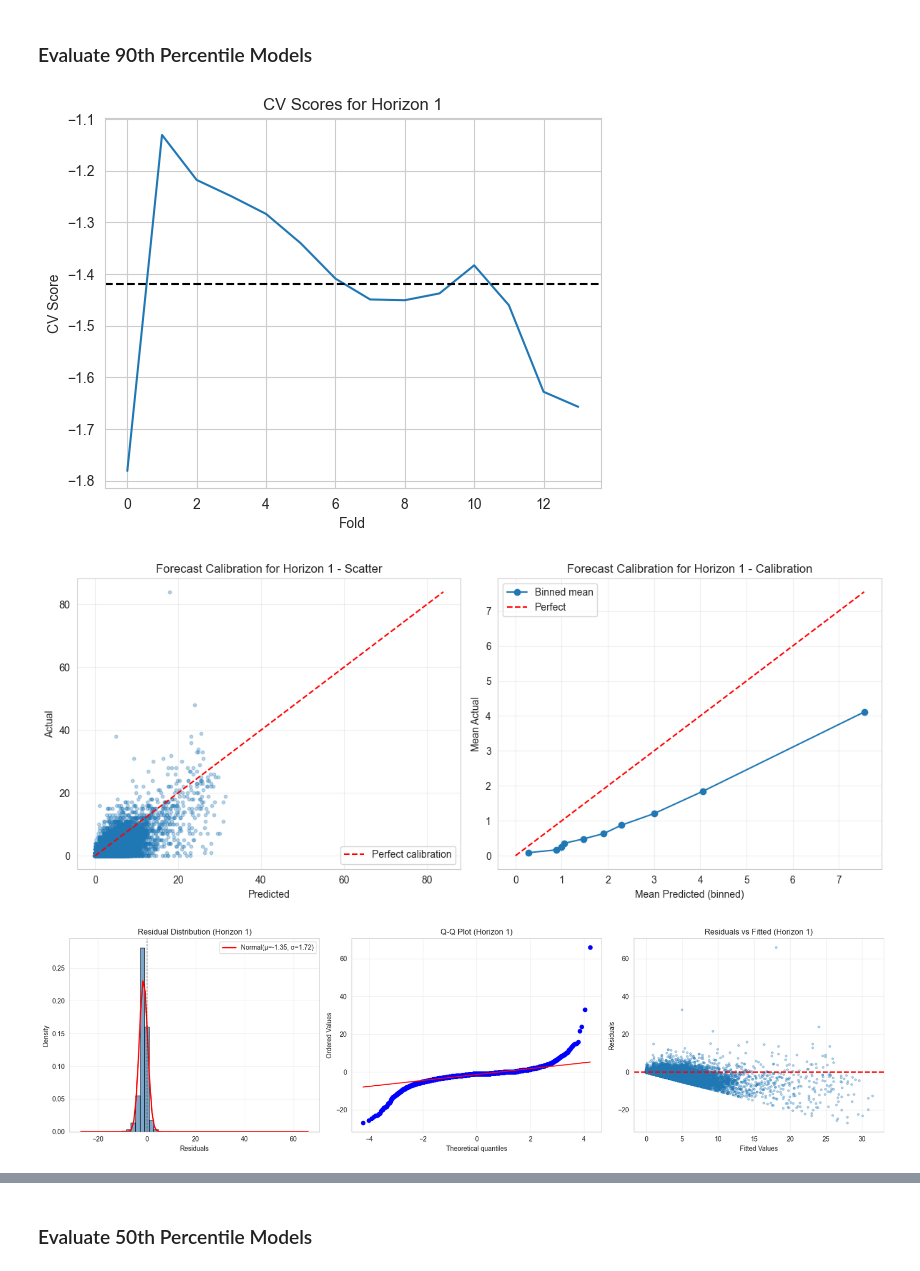
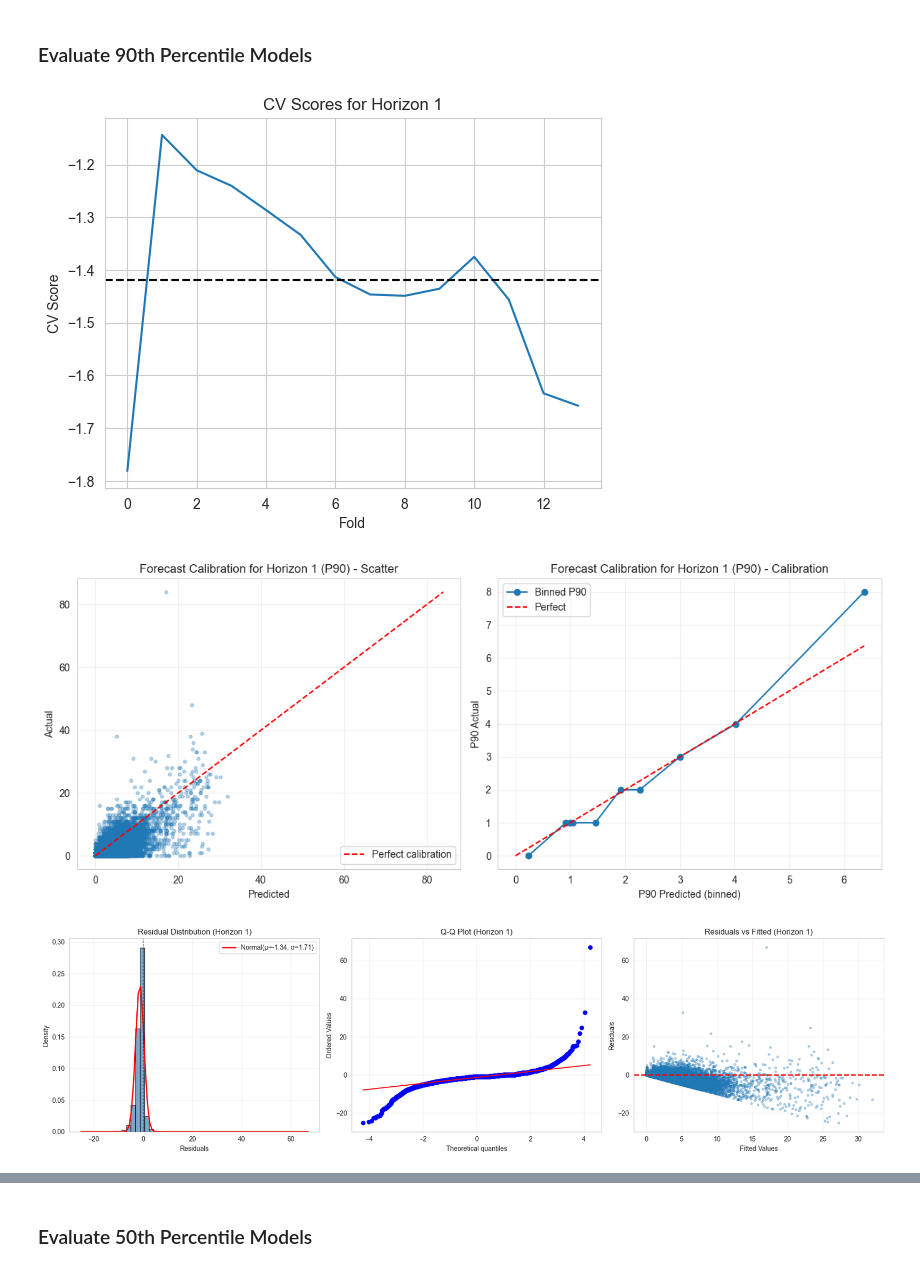
Before and after one commit to goravk95/311-service-requests, a Jupyter notebook: notebooks/Step 5b - Modeling.ipynb, the cells around one changed output, grey strips where cells are left out. Saved outputs shown, nothing was run; the diff lists cells and outputs as text; code cells hidden in the pictures.

```diff
--- a/notebooks/Step 5b - Modeling.ipynb
+++ b/notebooks/Step 5b - Modeling.ipynb
@@ -191,11 +186,11 @@ Model Performance Metrics:
 ### Evaluate 90th Percentile Models
 # %%
 reload(forecast)
-forecast.evaluate_models(bundle_90)
+forecast.evaluate_models(bundle_90, model_type = '90')
 # %% [output]
-[figure, old version]
+[figure, new version]
-[figure, old version]
+[figure, new version]
-[figure, old version]
+[figure, new version]
 ============================================================
 Horizon 1 - Residual Analysis
 ============================================================
```
Also changed, not shown: parts of 9 cells of this notebook.
